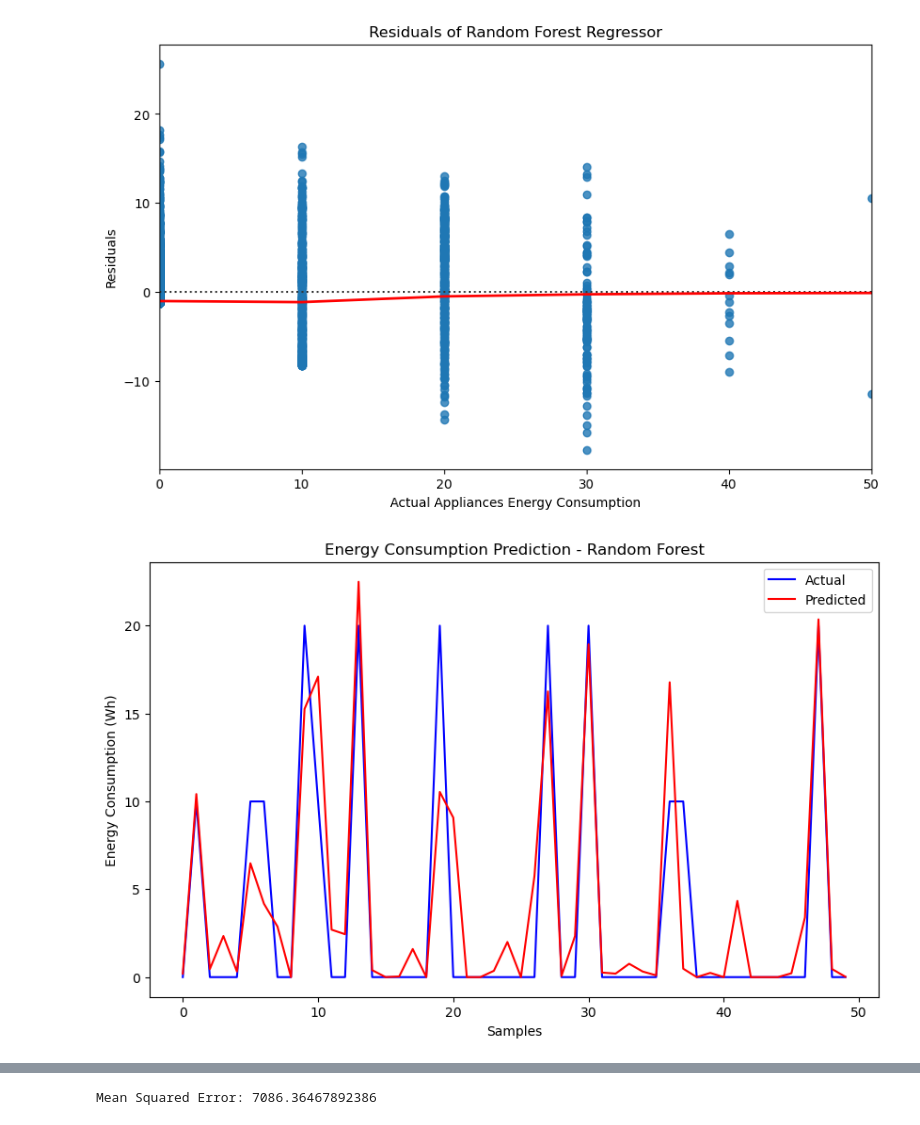
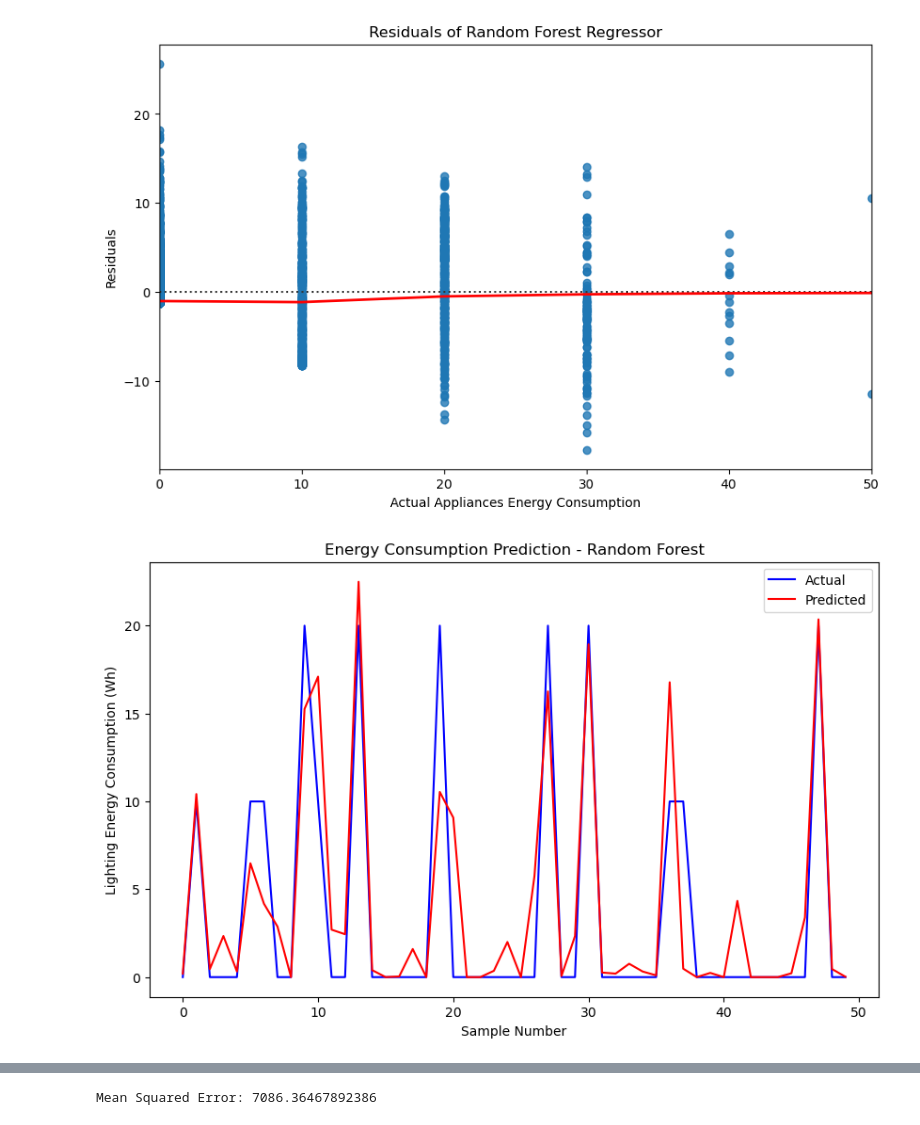
Before and after one commit to RPleasnick/project-4, a Jupyter notebook: energymodel_optimized.ipynb, the cells around one changed output, grey strips where cells are left out. Cells and saved outputs as stored; diff of their text form; code cells hidden in the pictures.

```diff
--- a/energymodel_optimized.ipynb
+++ b/energymodel_optimized.ipynb
@@ -286,15 +300,19 @@ plt.show()
 # %%
 # Visualizing the prediction vs actual for Random Forest
 plt.figure(figsize=(10, 6))
 plt.plot(y_test.values[:50], label='Actual', color='blue')
 plt.plot(y_pred_rf[:50], label='Predicted', color='red')
 plt.title('Energy Consumption Prediction - Random Forest')
 plt.xlabel('Sample Number')
-plt.ylabel('Energy Consumption (Wh)')
+plt.ylabel('Lighting Energy Consumption (Wh)')
 plt.legend()
+
+# Save the figure
+path = os.path.join("..","project-4", "output", "lighting_prediction_samples.jpg")
+plt.savefig(path)
 plt.show()
 # %% [output]
-[figure, old version]
+[figure, new version]
 # %%
 importances = rf_model2.feature_importances_
 # We can sort the features by their importance
```
Also changed, not shown: parts of 5 cells of this notebook, 5 other files.
